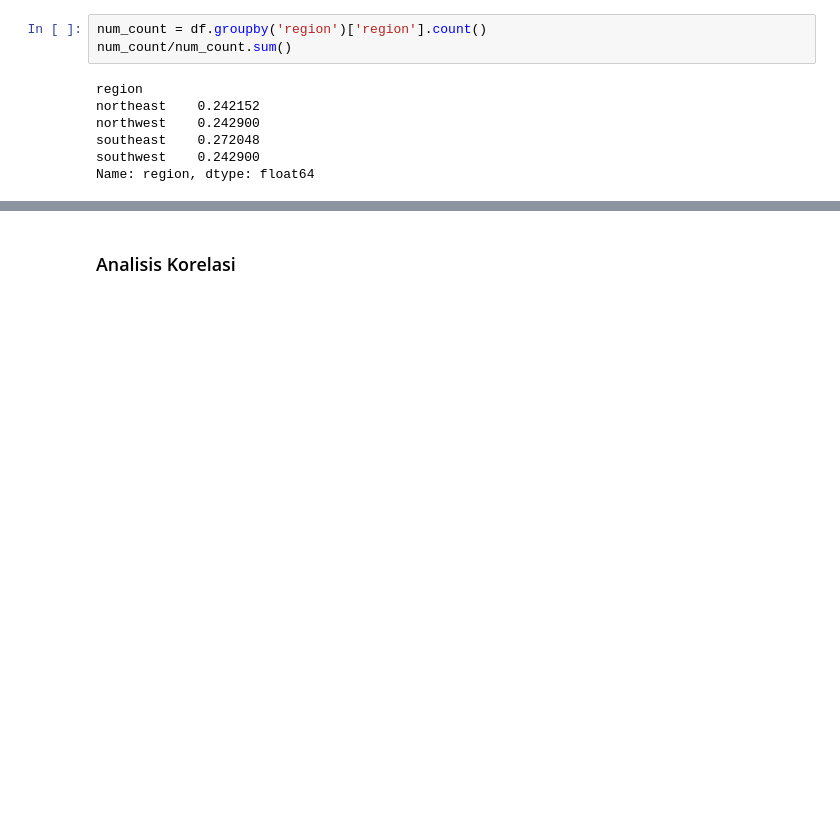
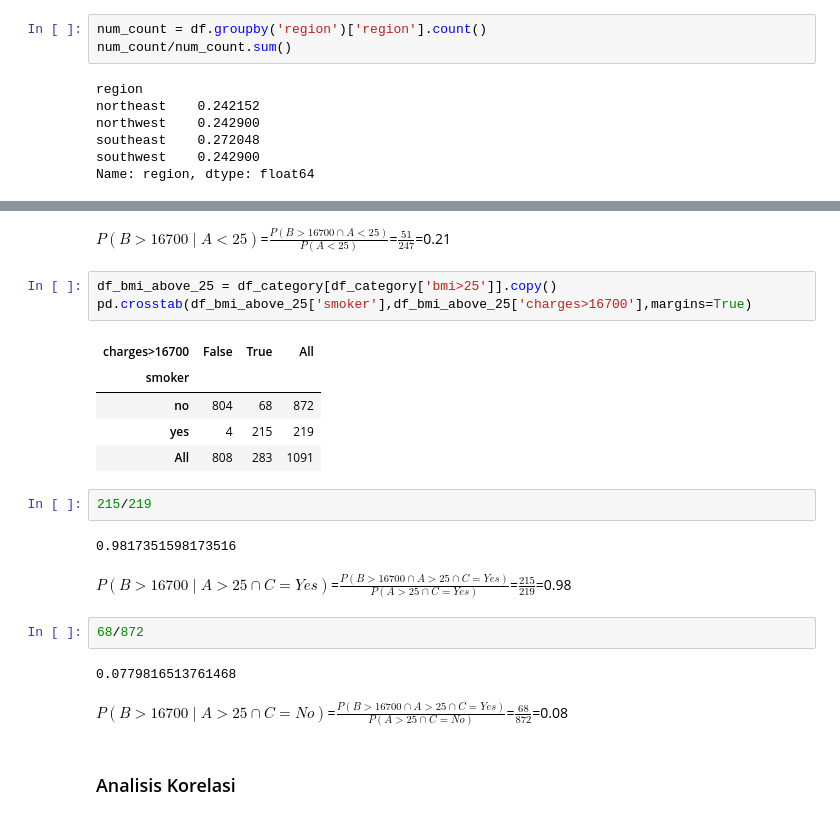
Before and after one commit to diahdas/Probability, a Jupyter notebook: Probability.ipynb, the cells around one changed output, grey strips where cells are left out. Cells and saved outputs as stored; diff of their text form; blank space fills up the shorter version.

```diff
--- a/Probability.ipynb
+++ b/Probability.ipynb
@@ -109,3 +111,26 @@ Name: smoker, dtype: float64
+# %% [markdown]
+$P(B>16700 \mid A<25)$=$\frac{P(B>16700 \cap A<25)}{P(A<25)}$=$\frac{51}{247}$=0.21
+# %%
+df_bmi_above_25 = df_category[df_category['bmi>25']].copy()
+pd.crosstab(df_bmi_above_25['smoker'],df_bmi_above_25['charges>16700'],margins=True)
+# %% [output]
+| charges>16700 | False | True | All |
+| smoker |  |  |  |
+| no | 804 | 68 | 872 |
+| yes | 4 | 215 | 219 |
+| All | 808 | 283 | 1091 |
+# %%
+215/219
+# %% [output]
+0.9817351598173516
+# %% [markdown]
+$P(B>16700 \mid A>25 \cap C=Yes)$=$\frac{P(B>16700 \cap A>25 \cap C=Yes)}{P(A>25 \cap C=Yes)}$=$\frac{215}{219}$=0.98
+# %%
+68/872
+# %% [output]
+0.0779816513761468
+# %% [markdown]
+$P(B>16700 \mid A>25 \cap C=No)$=$\frac{P(B>16700 \cap A>25 \cap C=Yes)}{P(A>25 \cap C=No)}$=$\frac{68}{872}$=0.08
 # %% [markdown]
 ### Analisis Korelasi
 # %%
```
Also changed, not shown: parts of 7 cells of this notebook.
